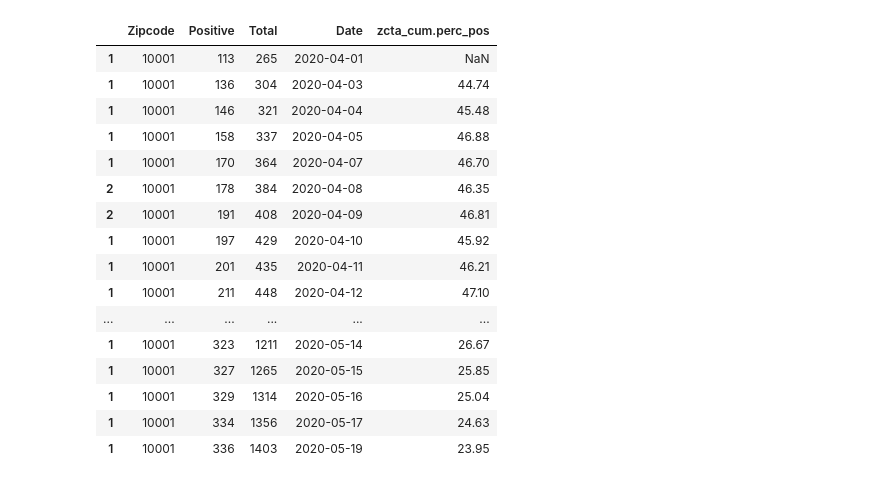
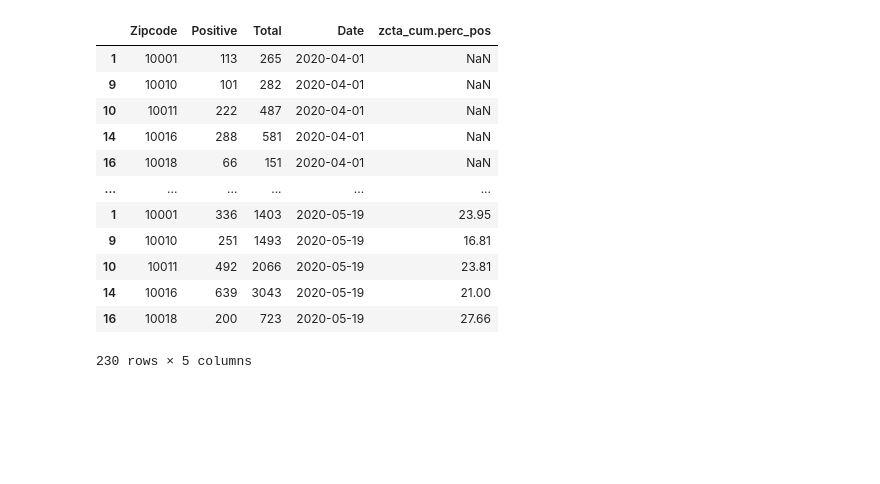
Before and after one commit to Xatter/coronavirus-data, a Jupyter notebook: Covid-19 Analysis My World.ipynb, the cells around one changed output. Drawn from its saved outputs; the diff is of its cells as text; code cells hidden in the pictures; blank space fills up the shorter version.

Commit message:
more data cleanup, and add a filtering seciton separarte from the file parsing section

```diff
--- a/Covid-19 Analysis My World.ipynb
+++ b/Covid-19 Analysis My World.ipynb
@@ -1,7 +1,7 @@
 # %%
 import pandas as pd
 import subprocess
-from datetime import datetime
+import datetime
 from io import StringIO
 
 result = subprocess.run(
@@ -15,12 +15,16 @@ result = subprocess.run(
      'tests-by-zcta.csv'], capture_output=True)
 
 lines = [l.strip('"') for l in result.stdout.decode("utf-8").split("\n")][:-1]
-commits = [(c[0], datetime.strptime(c[1], '%Y-%m-%d %H:%M:%S -0400')) for c in [c.split(',') for c in lines]]
+commits = [(c[0], datetime.datetime.strptime(c[1], '%Y-%m-%d %H:%M:%S -0400')) for c in [c.split(',') for c in lines]]
 
 # clean up by using only 'latest' date/time when there are multiple for a single day
 date_set = {}
 for sha, d in commits:
-    date_set[d.date()] = sha
+    if sha == "80df5dcbc293e03fe7af61683f4f6d3c1b940d5d":
+        # the dataset for 5/18 was checked in on 5/19, so adjust the date for this log entry
+        date_set[datetime.date(2020, 5, 18)] = sha
+    else:
+        date_set[d.date()] = sha
 
 li = []
 for d, sha in date_set.items():
@@ -39,33 +43,35 @@ for d, sha in date_set.items():
     li.append(data)
 
 df = pd.concat(li)
-
-# I live in 10001
-# 10018, 10016, 10010, 10011 - are the 4 zip codes that touch 10001
-# I removed the 26th because it has bad data
-# filtered = df.query('Zipcode in (10018, 10016, 10010, 10001, 10011) & Date != "2020-04-26"')
-# filtered = df.query('Zipcode in (11203, 11239, 10001) & Date != "2020-04-26"')
-filtered = df.query('Zipcode == 10001 & Date != "2020-04-26"')
-# filtered = df
-filtered
-# %% [output]
-|  | Zipcode | Positive | Total | Date | zcta_cum.perc_pos |
-| 1 | 10001 | 113 | 265 | 2020-04-01 | NaN |
-| 1 | 10001 | 136 | 304 | 2020-04-03 | 44.74 |
-| 1 | 10001 | 146 | 321 | 2020-04-04 | 45.48 |
-| 1 | 10001 | 158 | 337 | 2020-04-05 | 46.88 |
-| 1 | 10001 | 170 | 364 | 2020-04-07 | 46.70 |
-| 2 | 10001 | 178 | 384 | 2020-04-08 | 46.35 |
-| 2 | 10001 | 191 | 408 | 2020-04-09 | 46.81 |
-| 1 | 10001 | 197 | 429 | 2020-04-10 | 45.92 |
-| 1 | 10001 | 201 | 435 | 2020-04-11 | 46.21 |
-| 1 | 10001 | 211 | 448 | 2020-04-12 | 47.10 |
-| ... | ... | ... | ... | ... | ... |
-| 1 | 10001 | 323 | 1211 | 2020-05-14 | 26.67 |
-| 1 | 10001 | 327 | 1265 | 2020-05-15 | 25.85 |
-| 1 | 10001 | 329 | 1314 | 2020-05-16 | 25.04 |
-| 1 | 10001 | 334 | 1356 | 2020-05-17 | 24.63 |
-| 1 | 10001 | 336 | 1403 | 2020-05-19 | 23.95 |
+# %%
+# zipcodes = [10001]
+zipcodes =[10001, 10018, 10016, 10010, 10011]
+# zipcodes = [11203, 11239, 10001]
+
+# I removed the April 26th because it has bad data
+if len(zipcodes) == 0:
+    filtered = df.query('Date != 2020-04-26')
+if len(zipcodes) == 1:
+    filtered = df.query(f'Zipcode == {zipcodes[0]} & Date != "2020-04-26"')
+else:
+    zipcode_string = ",".join(map(str, zipcodes))
+    filtered = df.query(f'Zipcode in ({zipcode_string}) & Date != "2020-04-26"')
+
+filtered
+# %% [output]
+|  | Zipcode | Positive | Total | Date | zcta_cum.perc_pos |
+| 1 | 10001 | 113 | 265 | 2020-04-01 | NaN |
+| 9 | 10010 | 101 | 282 | 2020-04-01 | NaN |
+| 10 | 10011 | 222 | 487 | 2020-04-01 | NaN |
+| 14 | 10016 | 288 | 581 | 2020-04-01 | NaN |
+| 16 | 10018 | 66 | 151 | 2020-04-01 | NaN |
+| ... | ... | ... | ... | ... | ... |
+| 1 | 10001 | 336 | 1403 | 2020-05-19 | 23.95 |
+| 9 | 10010 | 251 | 1493 | 2020-05-19 | 16.81 |
+| 10 | 10011 | 492 | 2066 | 2020-05-19 | 23.81 |
+| 14 | 10016 | 639 | 3043 | 2020-05-19 | 21.00 |
+| 16 | 10018 | 200 | 723 | 2020-05-19 | 27.66 |
+230 rows × 5 columns
 # %%
 import plotly.graph_objects as go
 
```
Also changed, not shown: parts of 3 cells of this notebook.
